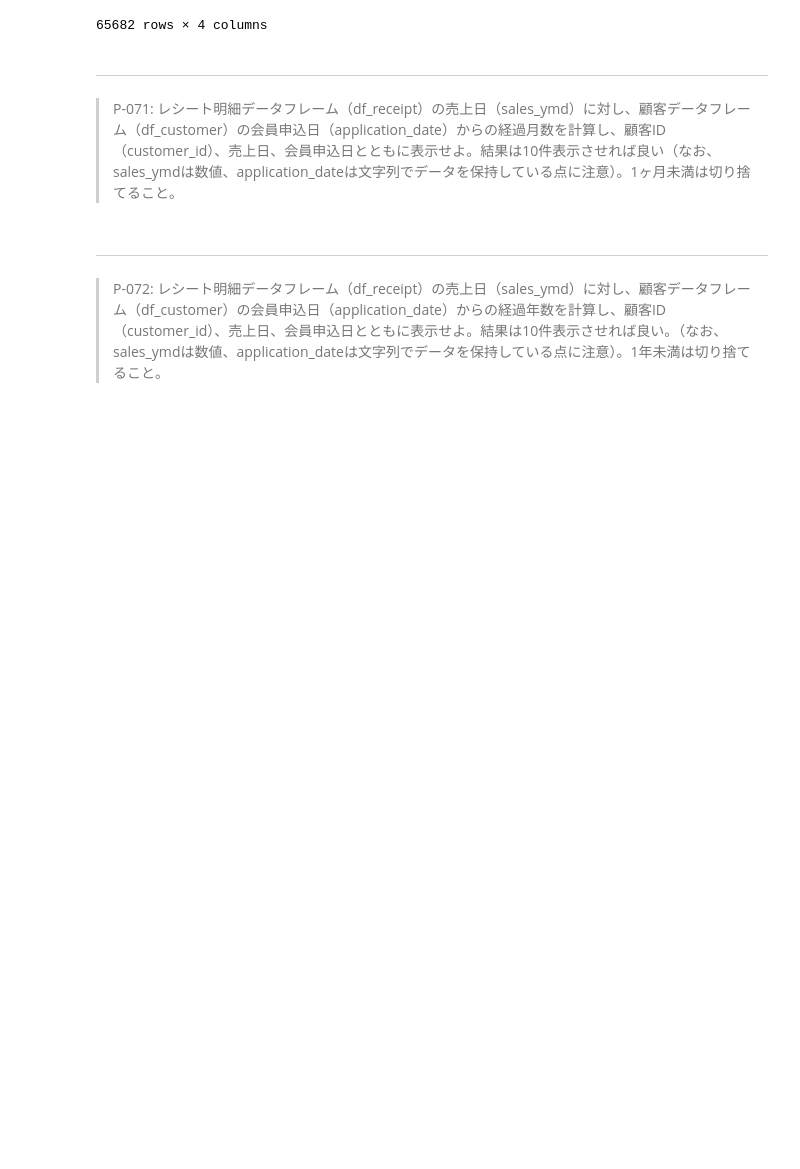
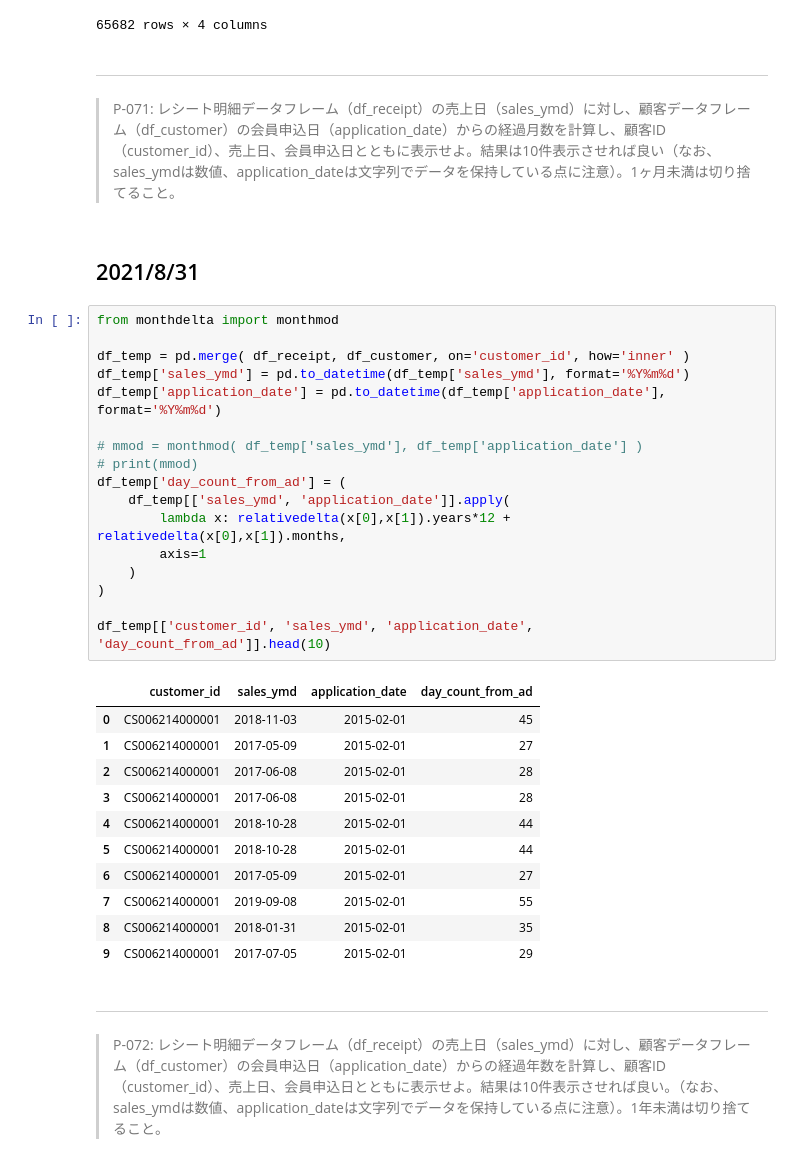
Before and after one commit to cyoshihara/ds100, a Jupyter notebook: preprocess_knock_Python_20210728-.ipynb, the cells around one changed output. Saved outputs shown, nothing was run; the diff lists cells and outputs as text; blank space fills up the shorter version.

```diff
--- a/preprocess_knock_Python_20210728-.ipynb
+++ b/preprocess_knock_Python_20210728-.ipynb
@@ -1883,6 +1883,37 @@ df_temp[['customer_id', 'sales_ymd_dt', 'application_date_dt', 'keika_days']]
 # %% [markdown]
 ---
 > P-071: レシート明細データフレーム（df_receipt）の売上日（sales_ymd）に対し、顧客データフレーム（df_customer）の会員申込日（application_date）からの経過月数を計算し、顧客ID（customer_id）、売上日、会員申込日とともに表示せよ。結果は10件表示させれば良い（なお、sales_ymdは数値、application_dateは文字列でデータを保持している点に注意）。1ヶ月未満は切り捨てること。
+# %% [markdown]
+## 2021/8/31
+# %%
+from monthdelta import monthmod
+
+df_temp = pd.merge( df_receipt, df_customer, on='customer_id', how='inner' )
+df_temp['sales_ymd'] = pd.to_datetime(df_temp['sales_ymd'], format='%Y%m%d')
+df_temp['application_date'] = pd.to_datetime(df_temp['application_date'], format='%Y%m%d')
+
+# mmod = monthmod( df_temp['sales_ymd'], df_temp['application_date'] )
+# print(mmod)
+df_temp['day_count_from_ad'] = (
+    df_temp[['sales_ymd', 'application_date']].apply(
+        lambda x: relativedelta(x[0],x[1]).years*12 + relativedelta(x[0],x[1]).months,
+        axis=1
+    )
+)
+
+df_temp[['customer_id', 'sales_ymd', 'application_date', 'day_count_from_ad']].head(10)
+# %% [output]
+|  | customer_id | sales_ymd | application_date | day_count_from_ad |
+| 0 | CS006214000001 | 2018-11-03 | 2015-02-01 | 45 |
+| 1 | CS006214000001 | 2017-05-09 | 2015-02-01 | 27 |
+| 2 | CS006214000001 | 2017-06-08 | 2015-02-01 | 28 |
+| 3 | CS006214000001 | 2017-06-08 | 2015-02-01 | 28 |
+| 4 | CS006214000001 | 2018-10-28 | 2015-02-01 | 44 |
+| 5 | CS006214000001 | 2018-10-28 | 2015-02-01 | 44 |
+| 6 | CS006214000001 | 2017-05-09 | 2015-02-01 | 27 |
+| 7 | CS006214000001 | 2019-09-08 | 2015-02-01 | 55 |
+| 8 | CS006214000001 | 2018-01-31 | 2015-02-01 | 35 |
+| 9 | CS006214000001 | 2017-07-05 | 2015-02-01 | 29 |
 # %% [markdown]
 ---
 > P-072: レシート明細データフレーム（df_receipt）の売上日（sales_ymd）に対し、顧客データフレーム（df_customer）の会員申込日（application_date）からの経過年数を計算し、顧客ID（customer_id）、売上日、会員申込日とともに表示せよ。結果は10件表示させれば良い。（なお、sales_ymdは数値、application_dateは文字列でデータを保持している点に注意）。1年未満は切り捨てること。
```
Also changed, not shown: parts of 1 cell of this notebook.
